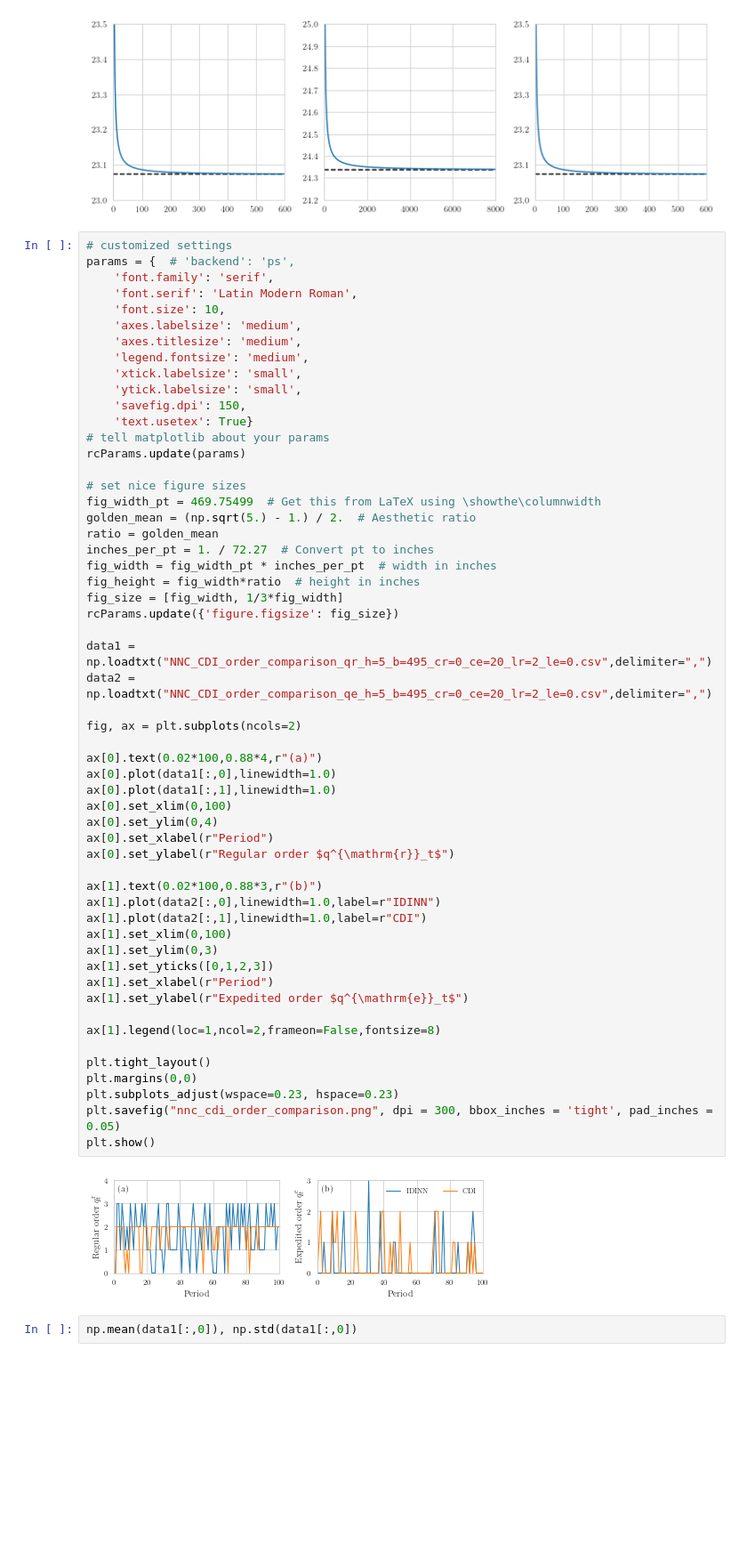
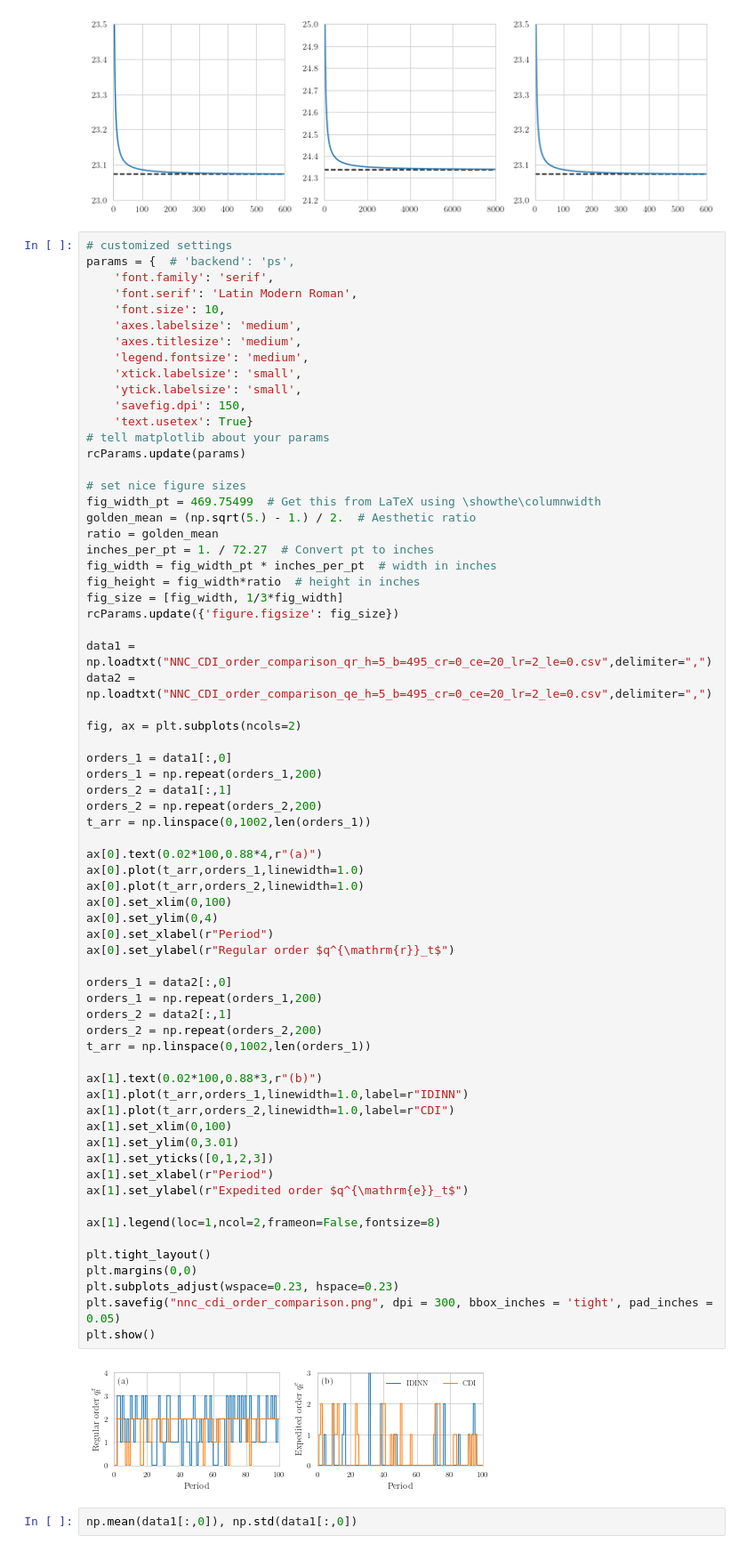
Before and after one commit to kushal-10/inventory-dynamics, a Jupyter notebook: figure_dual_sourcing/dual_sourcing_figure.ipynb, the cells around one changed output. Shown at 89% size. Saved outputs shown, nothing was run; the diff lists cells and outputs as text; blank space fills up the shorter version.

```diff
--- a/figure_dual_sourcing/dual_sourcing_figure.ipynb
+++ b/figure_dual_sourcing/dual_sourcing_figure.ipynb
@@ -316,39 +316,51 @@ inches_per_pt = 1. / 72.27  # Convert pt to inches
 fig_width = fig_width_pt * inches_per_pt  # width in inches
 fig_height = fig_width*ratio  # height in inches
 fig_size = [fig_width, 1/3*fig_width]
 rcParams.update({'figure.figsize': fig_size})
 
 data1 = np.loadtxt("NNC_CDI_order_comparison_qr_h=5_b=495_cr=0_ce=20_lr=2_le=0.csv",delimiter=",")
 data2 = np.loadtxt("NNC_CDI_order_comparison_qe_h=5_b=495_cr=0_ce=20_lr=2_le=0.csv",delimiter=",")
 
 fig, ax = plt.subplots(ncols=2)
 
+orders_1 = data1[:,0]
+orders_1 = np.repeat(orders_1,200)
+orders_2 = data1[:,1]
+orders_2 = np.repeat(orders_2,200)
+t_arr = np.linspace(0,1002,len(orders_1))
+
 ax[0].text(0.02*100,0.88*4,r"(a)")
-ax[0].plot(data1[:,0],linewidth=1.0)
-ax[0].plot(data1[:,1],linewidth=1.0)
+ax[0].plot(t_arr,orders_1,linewidth=1.0)
+ax[0].plot(t_arr,orders_2,linewidth=1.0)
 ax[0].set_xlim(0,100)
 ax[0].set_ylim(0,4)
 ax[0].set_xlabel(r"Period")
 ax[0].set_ylabel(r"Regular order $q^{\mathrm{r}}_t$")
 
+orders_1 = data2[:,0]
+orders_1 = np.repeat(orders_1,200)
+orders_2 = data2[:,1]
+orders_2 = np.repeat(orders_2,200)
+t_arr = np.linspace(0,1002,len(orders_1))
+
 ax[1].text(0.02*100,0.88*3,r"(b)")
-ax[1].plot(data2[:,0],linewidth=1.0,label=r"IDINN")
-ax[1].plot(data2[:,1],linewidth=1.0,label=r"CDI")
+ax[1].plot(t_arr,orders_1,linewidth=1.0,label=r"IDINN")
+ax[1].plot(t_arr,orders_2,linewidth=1.0,label=r"CDI")
 ax[1].set_xlim(0,100)
-ax[1].set_ylim(0,3)
+ax[1].set_ylim(0,3.01)
 ax[1].set_yticks([0,1,2,3])
 ax[1].set_xlabel(r"Period")
 ax[1].set_ylabel(r"Expedited order $q^{\mathrm{e}}_t$")
 
 ax[1].legend(loc=1,ncol=2,frameon=False,fontsize=8)
 
 plt.tight_layout()
 plt.margins(0,0)
 plt.subplots_adjust(wspace=0.23, hspace=0.23)
 plt.savefig("nnc_cdi_order_comparison.png", dpi = 300, bbox_inches = 'tight', pad_inches = 0.05)
 plt.show()
 # %% [output]
-[figure, old version]
+[figure, new version]
 # %%
 np.mean(data1[:,0]), np.std(data1[:,0])
 # %% [output]
```
Also changed, not shown: 6 other files.
